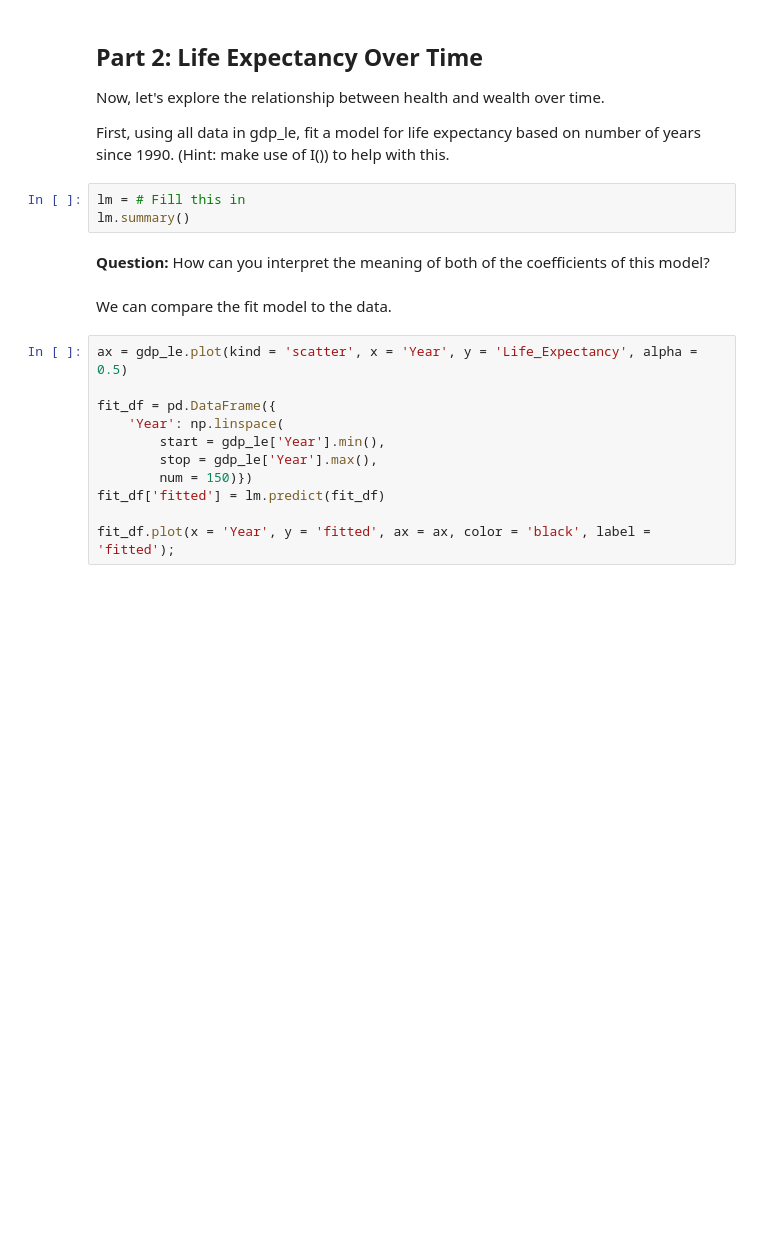
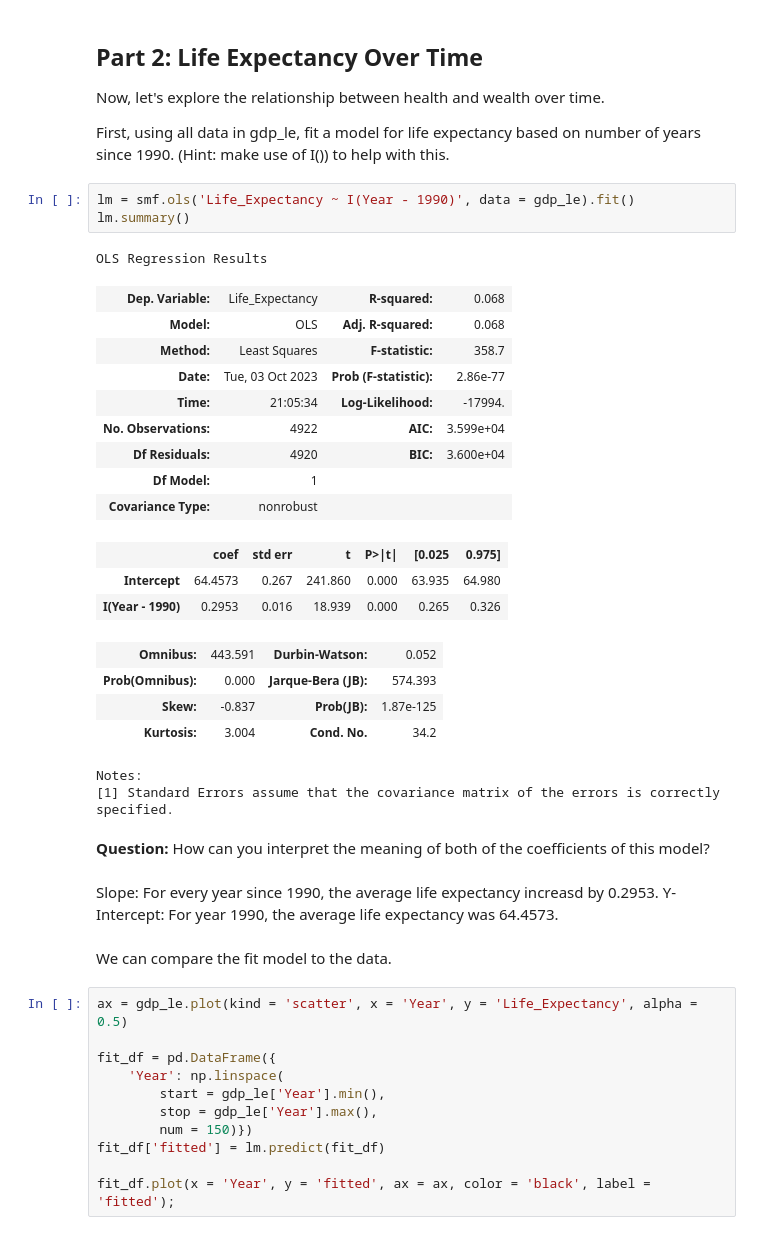
Before and after one commit to nss-data-science-cohort-7/linear-regression-practice-MultidisciplinaryDeepDives, a Jupyter notebook: notebooks/StatisticalModeling_Pt1_LinearRegression.ipynb, the cells around one changed output. Cells and saved outputs as stored; diff of their text form; blank space fills up the shorter version.

```diff
--- a/notebooks/StatisticalModeling_Pt1_LinearRegression.ipynb
+++ b/notebooks/StatisticalModeling_Pt1_LinearRegression.ipynb
@@ -136,10 +194,33 @@ Now, let's explore the relationship between health and wealth over time.
 
 First, using all data in gdp_le, fit a model for life expectancy based on number of years since 1990. (Hint: make use of I()) to help with this.
 # %%
-lm = # Fill this in
+lm = smf.ols('Life_Expectancy ~ I(Year - 1990)', data = gdp_le).fit()
 lm.summary()
+# %% [output]
+OLS Regression Results
+| Dep. Variable: | Life_Expectancy | R-squared: | 0.068 |
+| Model: | OLS | Adj. R-squared: | 0.068 |
+| Method: | Least Squares | F-statistic: | 358.7 |
+| Date: | Tue, 03 Oct 2023 | Prob (F-statistic): | 2.86e-77 |
+| Time: | 21:05:34 | Log-Likelihood: | -17994. |
+| No. Observations: | 4922 | AIC: | 3.599e+04 |
+| Df Residuals: | 4920 | BIC: | 3.600e+04 |
+| Df Model: | 1 |  |  |
+| Covariance Type: | nonrobust |  |  |
+|  | coef | std err | t | P>|t| | [0.025 | 0.975] |
+| Intercept | 64.4573 | 0.267 | 241.860 | 0.000 | 63.935 | 64.980 |
+| I(Year - 1990) | 0.2953 | 0.016 | 18.939 | 0.000 | 0.265 | 0.326 |
+| Omnibus: | 443.591 | Durbin-Watson: | 0.052 |
+| Prob(Omnibus): | 0.000 | Jarque-Bera (JB): | 574.393 |
+| Skew: | -0.837 | Prob(JB): | 1.87e-125 |
+| Kurtosis: | 3.004 | Cond. No. | 34.2 |
+Notes:
+[1] Standard Errors assume that the covariance matrix of the errors is correctly specified.
 # %% [markdown]
 **Question:** How can you interpret the meaning of both of the coefficients of this model?
+# %% [markdown]
+Slope:  For every year since 1990, the average life expectancy increasd by 0.2953.
+Y-Intercept:  For year 1990, the average life expectancy was 64.4573.
 # %% [markdown]
 We can compare the fit model to the data.
 # %%
```
Also changed, not shown: parts of 17 cells of this notebook.
